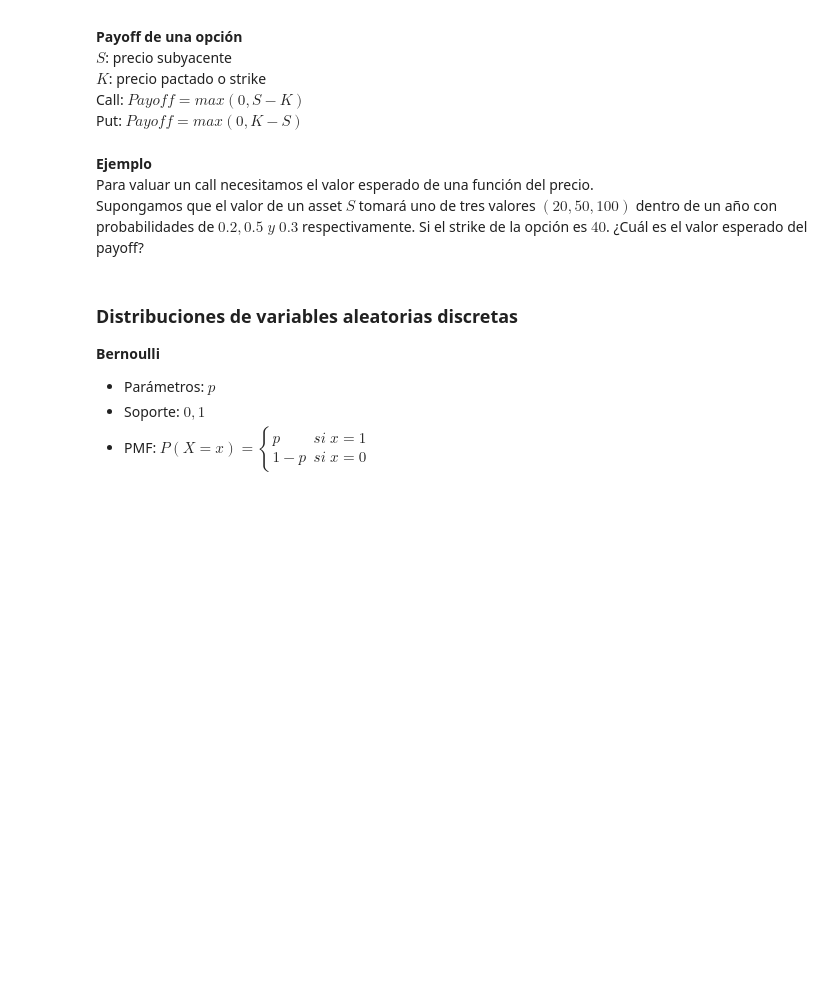
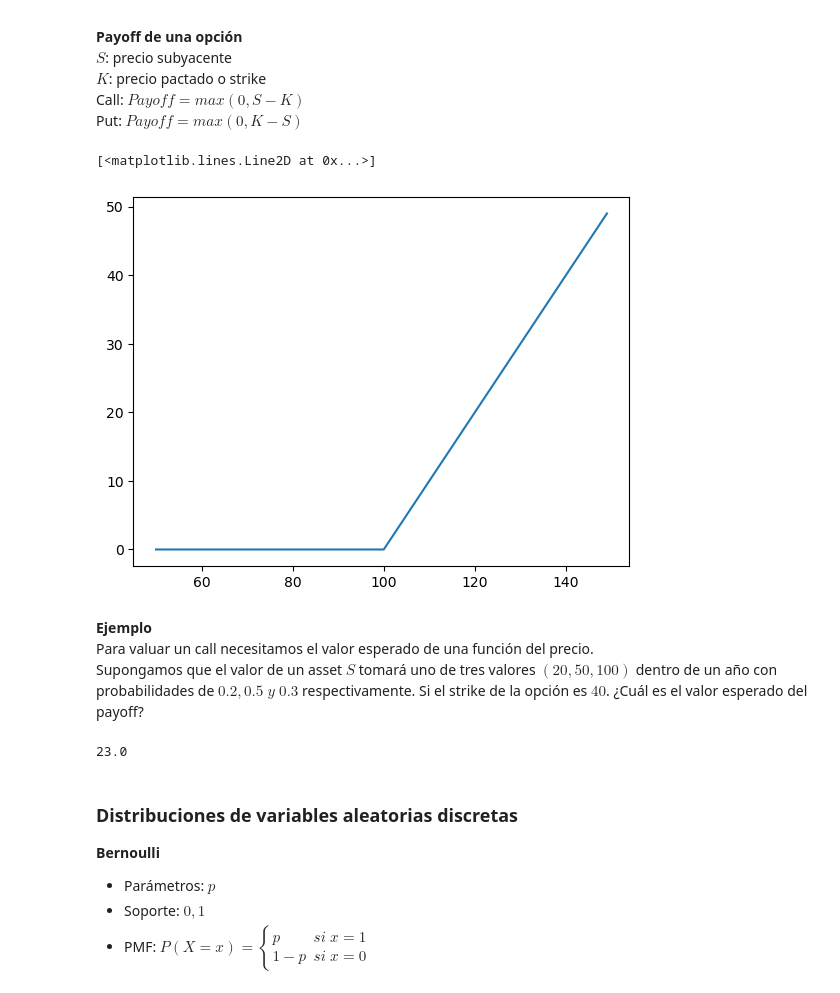
Before and after one commit to Apgt512/Modulo_II_LinAlg_Prob, a Jupyter notebook: Notebook 2.ipynb, the cells around one changed output. Cells and saved outputs as stored; diff of their text form; code cells hidden in the pictures; blank space fills up the shorter version.

```diff
--- a/Notebook 2.ipynb
+++ b/Notebook 2.ipynb
@@ -252,10 +271,31 @@ $ S $: precio subyacente
 $ K $: precio pactado o strike
 Call: $ Payoff = max(0, S-K) $
 Put: $ Payoff = max(0, K-S) $
+# %%
+K = 100 # strike
+S = np.arange(50,150) # precio del subyacente
+
+payoff = S-K
+payoff[payoff < 0] = 0
+plt.plot(S,payoff)
+# %% [output]
+[<matplotlib.lines.Line2D at 0x...>]
+[figure, added]
 # %% [markdown]
 **Ejemplo**
 Para valuar un call necesitamos el valor esperado de una función del precio.
 Supongamos que el valor de un asset $S$ tomará uno de tres valores $(20, 50, 100)$ dentro de un año con probabilidades de $0.2, 0.5\;y\;0.3$ respectivamente. Si el strike de la opción es $40$. ¿Cuál es el valor esperado del payoff?
+# %%
+S = np.array([20, 50, 100])
+p_S = np.array([0.2, 0.5, 0.3])
+K = 40
+
+payoff = S-K
+payoff[payoff<0] = 0
+prima = payoff @ p_S
+print(prima)
+# %% [output]
+23.0
 # %% [markdown]
 ### Distribuciones de variables aleatorias discretas ###
 **Bernoulli**
```
Also changed, not shown: parts of 30 cells of this notebook.
